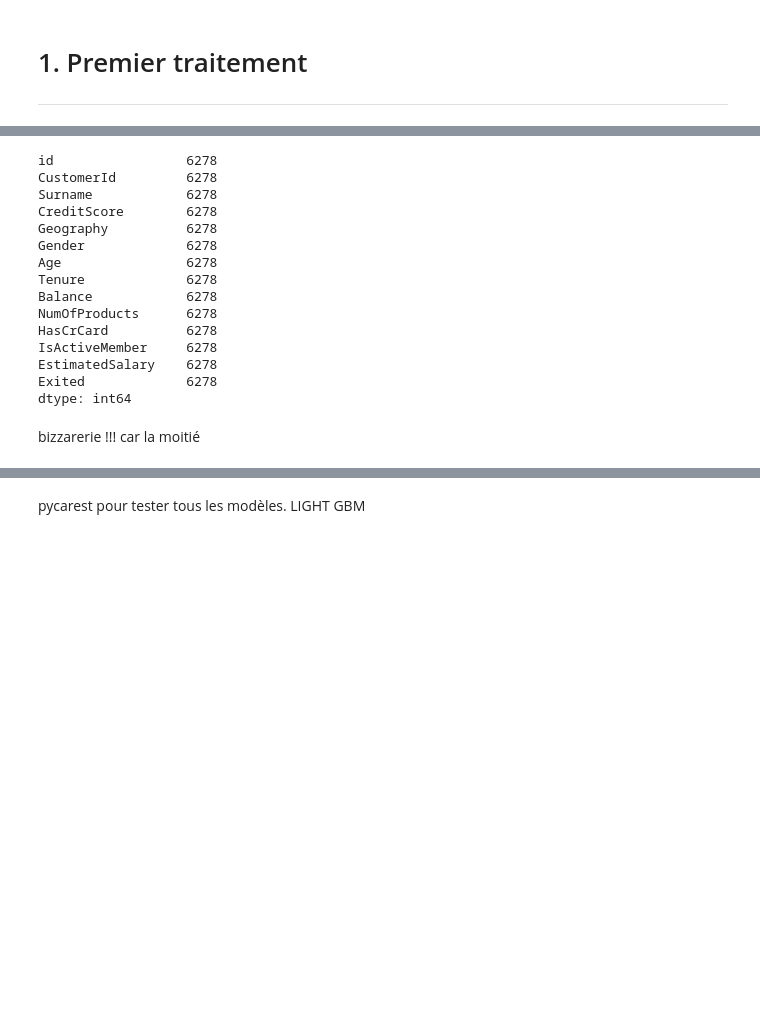
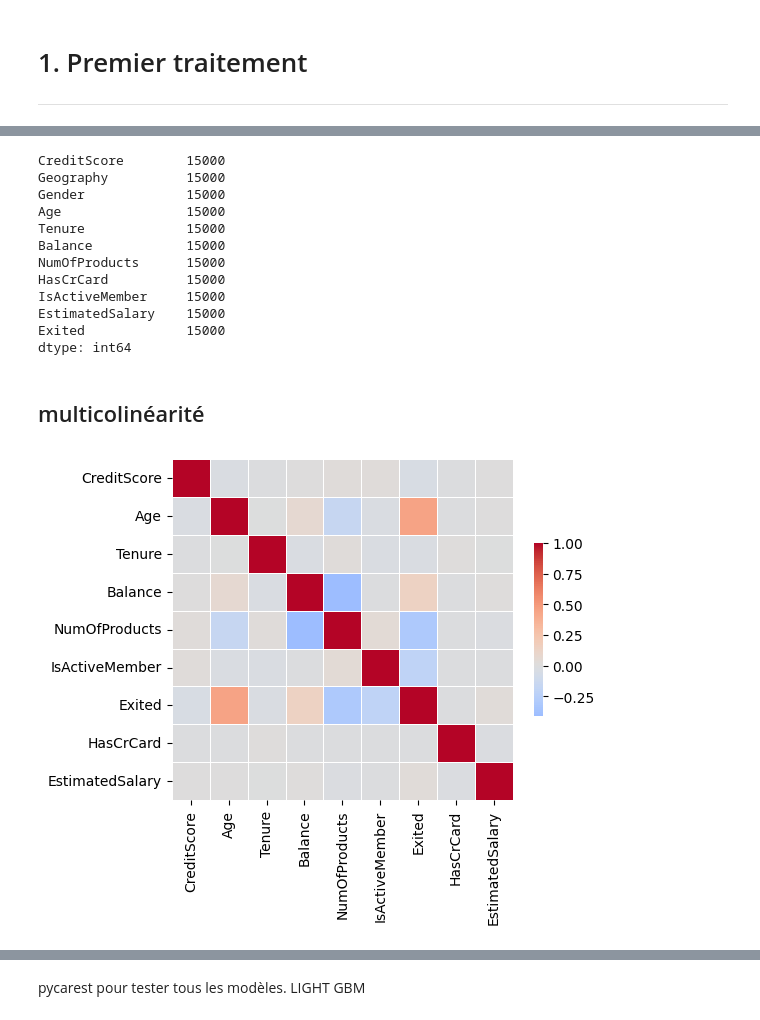
Before and after one commit to lucasvazelle/MOSEF-Bank-Churn-Prediction-VAZELLE-TAVERDIAN, a Jupyter notebook: src/code brouillon lucas.ipynb, the cells around one changed output, grey strips where cells are left out. Cells and saved outputs as stored; diff of their text form; code cells hidden in the pictures; blank space fills up the shorter version.

Commit message:
test , modèle logistique ,  traitement des catégorielles , multicolinéarité,  traitement des outliers(cook)

```diff
--- a/src/code brouillon lucas.ipynb
+++ b/src/code brouillon lucas.ipynb
@@ -59,23 +110,51 @@ faire attention aux doubons car observations doivent être indépendantes !!
+# %%
+train_traitement = train.drop(columns=['Surname', 'id', 'CustomerId'])
+# variables non pertinentes
 # %%
-train_traitement = train.drop_duplicates("CustomerId")
+train_traitement = train_traitement.drop_duplicates()
 train_traitement.count()
+# pas de doublons parfait
 # %% [output]
-id                 6278
-CustomerId         6278
-Surname            6278
-CreditScore        6278
-Geography          6278
-Gender             6278
-Age                6278
-Tenure             6278
-Balance            6278
-NumOfProducts      6278
-HasCrCard          6278
-IsActiveMember     6278
-EstimatedSalary    6278
-Exited             6278
+CreditScore        15000
+Geography          15000
+Gender             15000
+Age                15000
+Tenure             15000
+Balance            15000
+NumOfProducts      15000
+HasCrCard          15000
+IsActiveMember     15000
+EstimatedSalary    15000
+Exited             15000
 dtype: int64
-# %% [markdown]
-bizzarerie !!!  car la moitié
-# %%
-train_traitement = train_traitement.drop(columns=['Surname', 'id', 'CustomerId'])
+# %% [markdown]
+## multicolinéarité
+# %%
+import numpy as np
+from sklearn.cluster import AgglomerativeClustering
+import seaborn as sns
+import matplotlib.pyplot as plt
+
+categorical_columns = ['Gender', 'Geography']
+# Select only numeric columns
+correlation_matrix = train_traitement.drop(columns=categorical_columns).corr()
+
+# Compute the distance matrix
+distance_matrix = 2 * (1 - np.abs(correlation_matrix))
+
+# Perform hierarchical clustering
+clustering = AgglomerativeClustering(n_clusters=3, linkage='single', metric="precomputed").fit(distance_matrix)
+
+# Extract clusters
+clusters = [list(correlation_matrix.columns[clustering.labels_ == lab]) for lab in set(clustering.labels_)]
+
+# Reorder the correlation matrix
+reordered = np.concatenate(clusters)
+R = correlation_matrix.loc[reordered, reordered]
+
+# Plot the heatmap
+f, ax = plt.subplots(figsize=(5.5, 4.5))
+_ = sns.heatmap(R, cmap='coolwarm', vmax=1, center=0, square=True, linewidths=.5, cbar_kws={"shrink": .5})
+plt.show()
+# %% [output]
+[figure, added]
```
Also changed, not shown: parts of 17 cells of this notebook, 7 other files.
